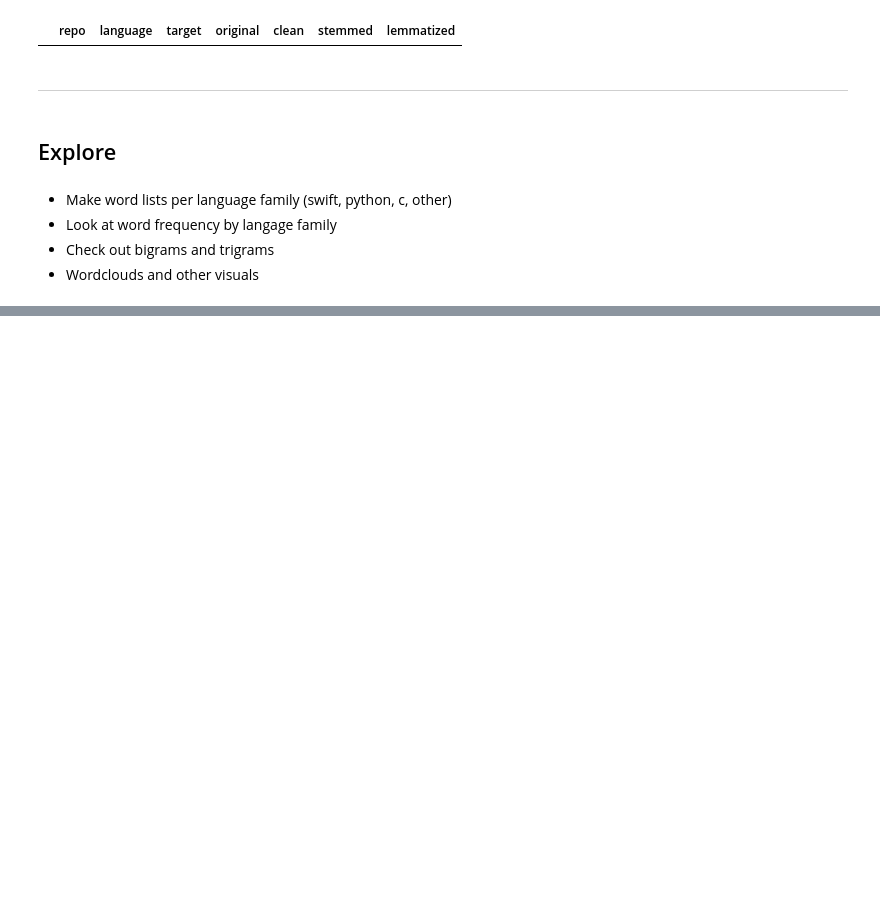
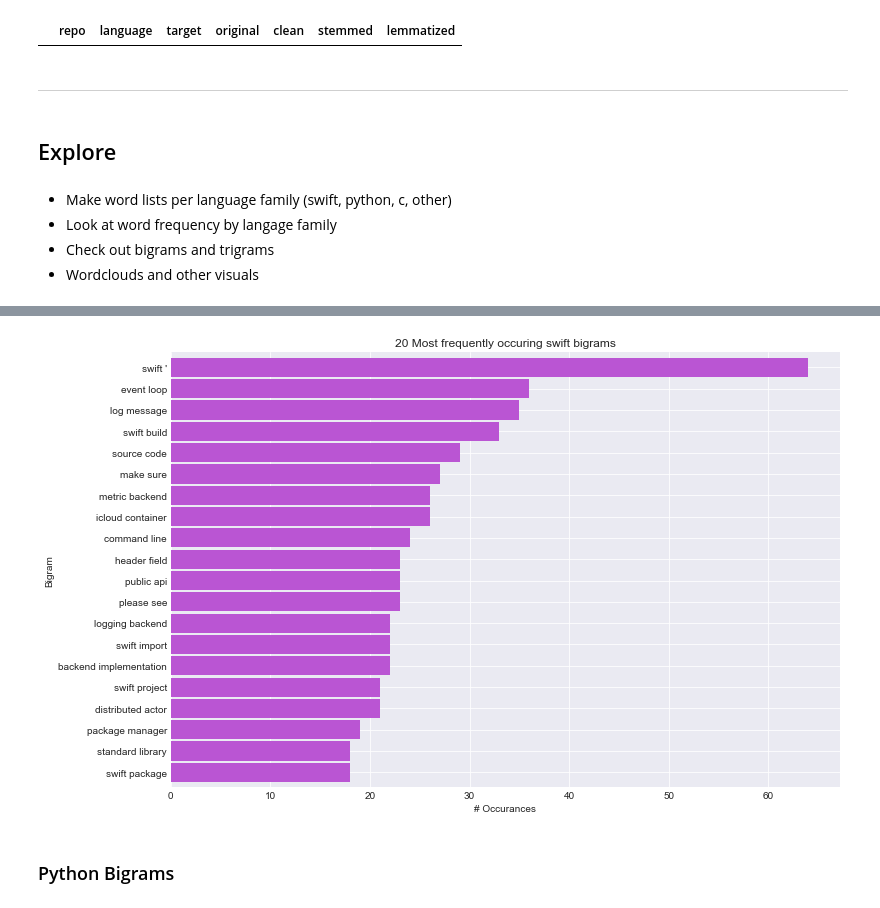
Before and after one commit to NLP-Github-Project-Hopper5/NLP-Github-Project, a Jupyter notebook: jag_explore.ipynb, the cells around one changed output, grey strips where cells are left out. Drawn from its saved outputs; the diff is of its cells as text; code cells hidden in the pictures; blank space fills up the shorter version.

```diff
--- a/jag_explore.ipynb
+++ b/jag_explore.ipynb
@@ -283,0 +445,5 @@ df[df.target.isnull()]
+# %%
+swift_bigrams = (pd.Series(nltk.ngrams(swift_words, 2))
+                      .value_counts()
+                      .head(20))
+swift_bigrams.head(20)
@@ -283,0 +468,16 @@ df[df.target.isnull()]
+# %%
+# Vizualize top Swift Bigrams
+swift_bigrams.sort_values().plot.barh(color = 'mediumorchid', width=.9, figsize=(12, 8))
+
+plt.title('20 Most frequently occuring swift bigrams')
+plt.ylabel('Bigram')
+plt.xlabel('# Occurances')
+
+# make the labels pretty
+ticks, _ = plt.yticks()
+labels = swift_bigrams.reset_index()['index'].apply(lambda t: t[0] + ' ' + t[1])
+_ = plt.yticks(ticks, labels)
+# %% [output]
+[figure, added]
+# %% [markdown]
+### Python Bigrams
```
Also changed, not shown: parts of 34 cells of this notebook.
